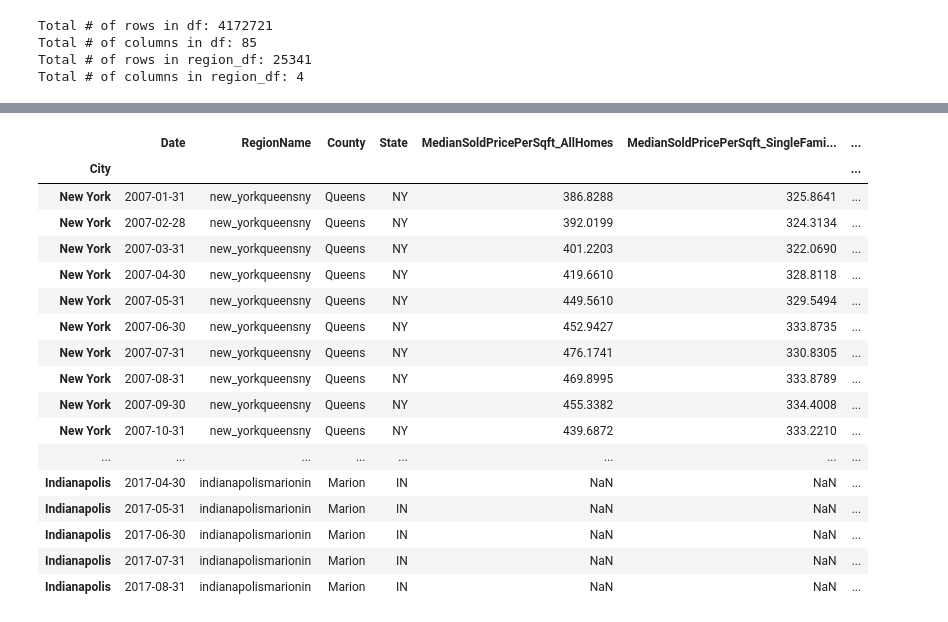
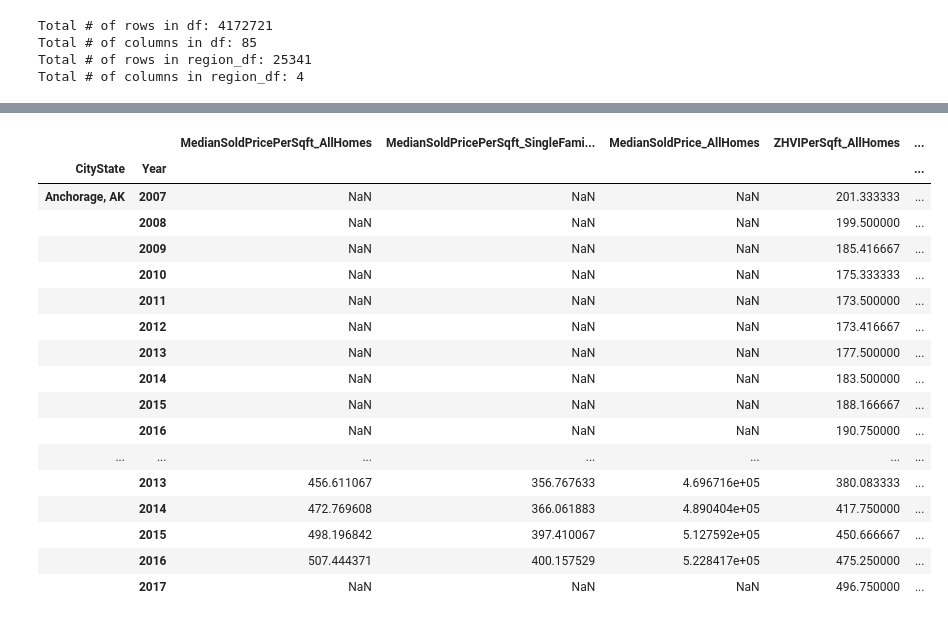
Before and after one commit to jag0717/UCB-Project1, a Jupyter notebook: data/zillow_data/Kaggle_zillow_CityData.ipynb, the cells around one changed output, grey strips where cells are left out. Cells and saved outputs as stored; diff of their text form; code cells hidden in the pictures.

Commit message:
Zillow data v.3 AMD and 18-city CSV file

```diff
--- a/data/zillow_data/Kaggle_zillow_CityData.ipynb
+++ b/data/zillow_data/Kaggle_zillow_CityData.ipynb
@@ -87,10 +55,10 @@ Total # of columns in df: 11
 # %%
-#Clean up dataset
+#Clean up dataset - part I
 #Set date as index
 mod_merged_df=merged_df.set_index('Date')
 #display (mod_merged_df)
 
 #Remove data prior to 2007
-ten_year_merged_df= mod_merged_df.sort_index().truncate(before='2007-01-31')
-display (ten_year_merged_df)
+ten_years_merged_df= mod_merged_df.sort_index().truncate(before='2007-01-31')
+#display (ten_years_merged_df)
 #ten_year_merged_df.info()
@@ -143,55 +78,48 @@ display(ten_year_merged_df)
+# %%
+def ext_year(date):
+    year = date.split('-')
+    return year[0]
+
+reset_final_zillow_df["Year"] = reset_final_zillow_df["Date"].apply(ext_year)
+reset_final_zillow_df = reset_final_zillow_df.drop(['Date'], axis=1)
+#display(reset_final_zillow_df)
 # %%
 #Selected cities below are based on cross-examination of data available for cities in HUD dataset
-Cities = ["New York", "Philadelphia", "Boston", "Washington", "Chicago", "Minneapolis",
-         "Denver", "Salt Lake City", "Seattle", "Los Angeles", "San Francisco", "Miami",
-         "Charlotte", "Atlanta", "Detroit", "Anchorage", "Honolulu", "Indianapolis"]
+Cities = ["New York, NY", "Philadelphia, PA", "Boston, MA", "Washington, DC", "Chicago, IL",
+          "Minneapolis, MN", "Denver, CO", "Salt Lake City, UT", "Seattle, WA", "Los Angeles, CA",
+          "San Francisco, CA","Miami, FL,","Charlotte, NC", "Atlanta, GA", "Detroit, MI",
+          "Anchorage, AK", "Honolulu, HI", "Indianapolis, IN"]
 
-Selected_cities= (ten_year_merged_df.loc[Cities])
+Selected_cities= (reset_final_zillow_df.loc[Cities])
+
+#Groupby CityState and Year and get mean
+grouped_CityState_Year= Selected_cities.groupby(["CityState", "Year"])
+Zillow_selected_cities_mean= grouped_CityState_Year.mean()
+display (Zillow_selected_cities_mean)
+
 #Print csv file
-Selected_cities.to_csv("selected_citites.csv")
-display(Selected_cities)
+Zillow_selected_cities_mean.to_csv("18_zillow_selected_cities_mean.csv")
+#Zillow_selected_cities_median.to_csv("18_zillow_selected_cities_median.csv")
 
-#-------THE ABOVE CODE WORKS BUT I NEED TO USE STATE AS WELL----CONTINUE WORKING ON THIS
-
-# Region=[]
-# Cities=['Atlanta']
-# States=['GA']
-
-# for row in city_geo_df:
-#     if city in Cities and state in States:
-#         Region.append([RegionName])
-
-# print(Region)
-
-
-
-# #Create a new dataframe only with data for the selected cities -WORK IN PROGRESS
-# for row in merged_df:
-#     if city in Cities:
-#         df.loc['City', 'City':'ZHVI_SingleFamilyResidence']
-
-
-#Further Clean dataframe - remove data before 2007 and remove columns mostly empty
+#Further Clean dataframe - remove NANs?
 # df.dropna(axis=1, how='any', inplace=True)
 # display(df)
-# print ('Total # of rows: %s' % (len(Zillow_df)))
-# print ('Total # of columns: %s' % len(Zillow_df.columns))
 # %% [output]
-|  | Date | RegionName | County | State | MedianSoldPricePerSqft_AllHomes | MedianSoldPricePerSqft_SingleFami... | ... |
-| City |  |  |  |  |  |  | ... |
-| New York | 2007-01-31 | new_yorkqueensny | Queens | NY | 386.8288 | 325.8641 | ... |
-| New York | 2007-02-28 | new_yorkqueensny | Queens | NY | 392.0199 | 324.3134 | ... |
-| New York | 2007-03-31 | new_yorkqueensny | Queens | NY | 401.2203 | 322.0690 | ... |
-| New York | 2007-04-30 | new_yorkqueensny | Queens | NY | 419.6610 | 328.8118 | ... |
-| New York | 2007-05-31 | new_yorkqueensny | Queens | NY | 449.5610 | 329.5494 | ... |
-| New York | 2007-06-30 | new_yorkqueensny | Queens | NY | 452.9427 | 333.8735 | ... |
-| New York | 2007-07-31 | new_yorkqueensny | Queens | NY | 476.1741 | 330.8305 | ... |
-| New York | 2007-08-31 | new_yorkqueensny | Queens | NY | 469.8995 | 333.8789 | ... |
-| New York | 2007-09-30 | new_yorkqueensny | Queens | NY | 455.3382 | 334.4008 | ... |
-| New York | 2007-10-31 | new_yorkqueensny | Queens | NY | 439.6872 | 333.2210 | ... |
-| ... | ... | ... | ... | ... | ... | ... | ... |
-| Indianapolis | 2017-04-30 | indianapolismarionin | Marion | IN | NaN | NaN | ... |
-| Indianapolis | 2017-05-31 | indianapolismarionin | Marion | IN | NaN | NaN | ... |
-| Indianapolis | 2017-06-30 | indianapolismarionin | Marion | IN | NaN | NaN | ... |
-| Indianapolis | 2017-07-31 | indianapolismarionin | Marion | IN | NaN | NaN | ... |
-| Indianapolis | 2017-08-31 | indianapolismarionin | Marion | IN | NaN | NaN | ... |
+|  |  | MedianSoldPricePerSqft_AllHomes | MedianSoldPricePerSqft_SingleFami... | MedianSoldPrice_AllHomes | ZHVIPerSqft_AllHomes | ... |
+| CityState | Year |  |  |  |  | ... |
+| Anchorage, AK | 2007 | NaN | NaN | NaN | 201.333333 | ... |
+|  | 2008 | NaN | NaN | NaN | 199.500000 | ... |
+|  | 2009 | NaN | NaN | NaN | 185.416667 | ... |
+|  | 2010 | NaN | NaN | NaN | 175.333333 | ... |
+|  | 2011 | NaN | NaN | NaN | 173.500000 | ... |
+|  | 2012 | NaN | NaN | NaN | 173.416667 | ... |
+|  | 2013 | NaN | NaN | NaN | 177.500000 | ... |
+|  | 2014 | NaN | NaN | NaN | 183.500000 | ... |
+|  | 2015 | NaN | NaN | NaN | 188.166667 | ... |
+|  | 2016 | NaN | NaN | NaN | 190.750000 | ... |
+| ... | ... | ... | ... | ... | ... | ... |
+|  | 2013 | 456.611067 | 356.767633 | 4.696716e+05 | 380.083333 | ... |
+|  | 2014 | 472.769608 | 366.061883 | 4.890404e+05 | 417.750000 | ... |
+|  | 2015 | 498.196842 | 397.410067 | 5.127592e+05 | 450.666667 | ... |
+|  | 2016 | 507.444371 | 400.157529 | 5.228417e+05 | 475.250000 | ... |
+|  | 2017 | NaN | NaN | NaN | 496.750000 | ... |
```
Also changed, not shown: parts of 6 cells of this notebook, 1 other file.
